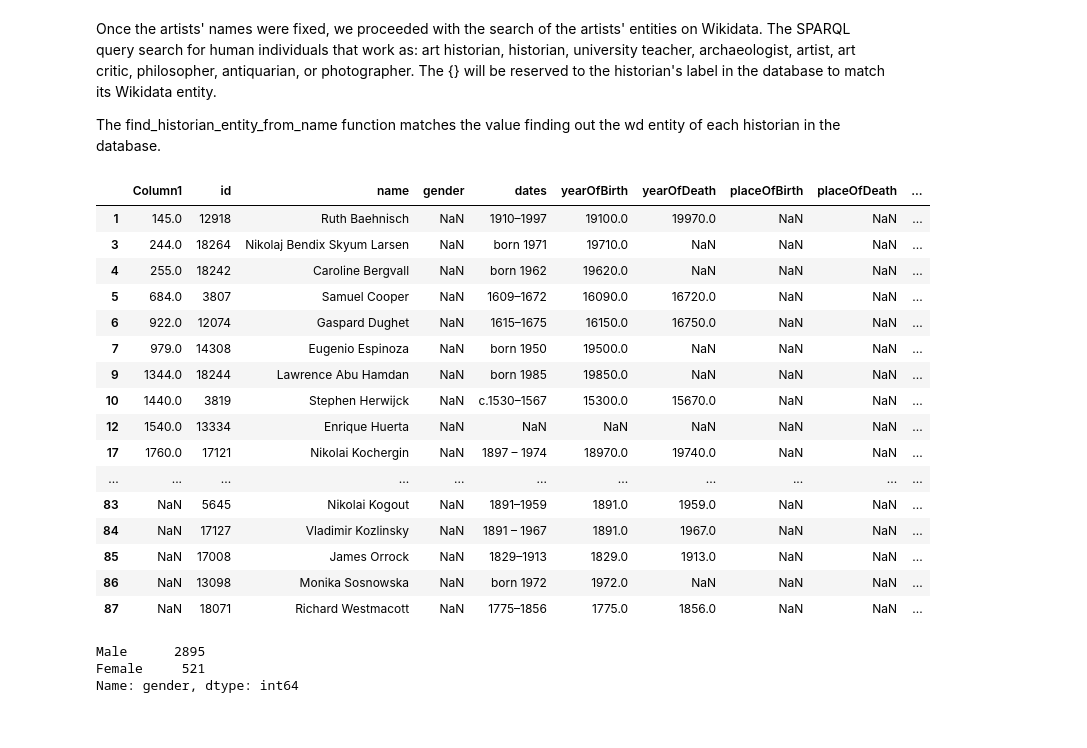
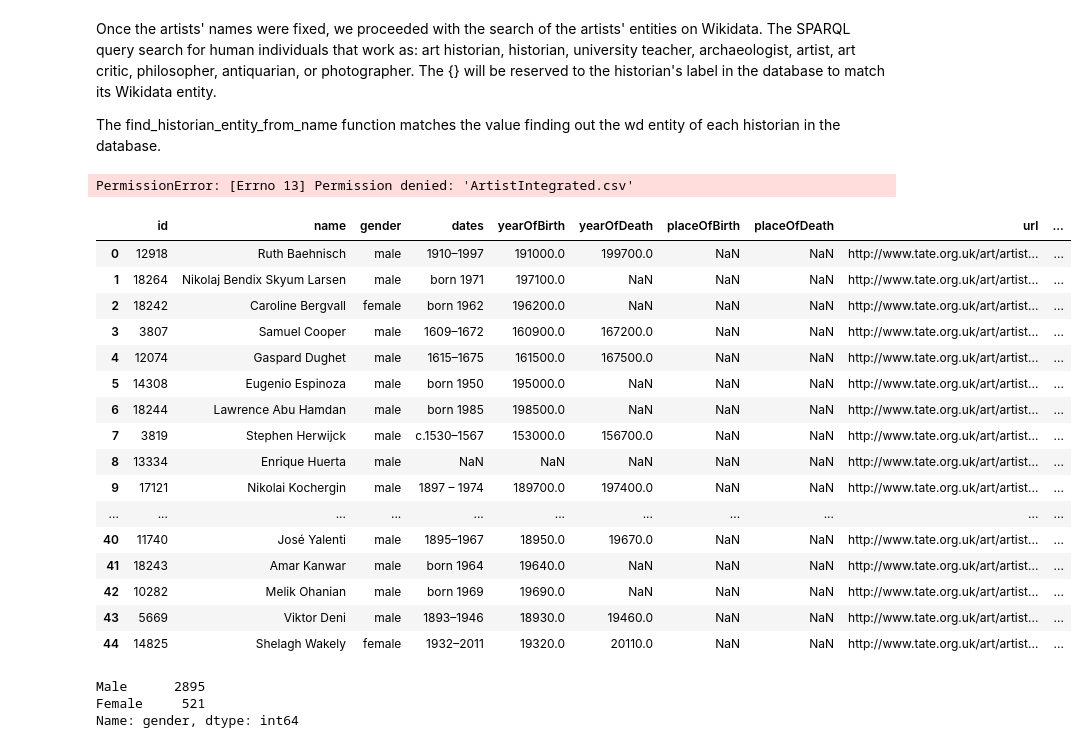
Before and after one commit to Fran-cesca/Art, a Jupyter notebook: Final.ipynb, the cells around one changed output. Saved outputs shown, nothing was run; the diff lists cells and outputs as text; code cells hidden in the pictures.

```diff
--- a/Final.ipynb
+++ b/Final.ipynb
@@ -295,27 +293,9 @@ toIntegrate["Artist Entity"] = toIntegrate["name"].apply(find_artists_genders_fr
 # %%
 ArtistIntegrated = pd.concat(
     map(pd.read_csv, ['Handmade.csv', 'Artists.csv', 'Photographers.csv', 'Videoartists.csv', 'graphicartists.csv', 'Painters.csv']), ignore_index=True)
-ArtistIntegrated = ArtistIntegrated[ArtistIntegrated['Artist Entity'].notna()]
 ArtistIntegrated.to_csv('ArtistIntegrated.csv')
-display(ArtistIntegrated)
 # %% [output]
-|  | Column1 | id | name | gender | dates | yearOfBirth | yearOfDeath | placeOfBirth | placeOfDeath | ... |
-| 1 | 145.0 | 12918 | Ruth Baehnisch | NaN | 1910–1997 | 19100.0 | 19970.0 | NaN | NaN | ... |
-| 3 | 244.0 | 18264 | Nikolaj Bendix Skyum Larsen | NaN | born 1971 | 19710.0 | NaN | NaN | NaN | ... |
-| 4 | 255.0 | 18242 | Caroline Bergvall | NaN | born 1962 | 19620.0 | NaN | NaN | NaN | ... |
-| 5 | 684.0 | 3807 | Samuel Cooper | NaN | 1609–1672 | 16090.0 | 16720.0 | NaN | NaN | ... |
-| 6 | 922.0 | 12074 | Gaspard Dughet | NaN | 1615–1675 | 16150.0 | 16750.0 | NaN | NaN | ... |
-| 7 | 979.0 | 14308 | Eugenio Espinoza | NaN | born 1950 | 19500.0 | NaN | NaN | NaN | ... |
-| 9 | 1344.0 | 18244 | Lawrence Abu Hamdan | NaN | born 1985 | 19850.0 | NaN | NaN | NaN | ... |
-| 10 | 1440.0 | 3819 | Stephen Herwijck | NaN | c.1530–1567 | 15300.0 | 15670.0 | NaN | NaN | ... |
-| 12 | 1540.0 | 13334 | Enrique Huerta | NaN | NaN | NaN | NaN | NaN | NaN | ... |
-| 17 | 1760.0 | 17121 | Nikolai Kochergin | NaN | 1897 – 1974 | 18970.0 | 19740.0 | NaN | NaN | ... |
-| ... | ... | ... | ... | ... | ... | ... | ... | ... | ... | ... |
-| 83 | NaN | 5645 | Nikolai Kogout | NaN | 1891–1959 | 1891.0 | 1959.0 | NaN | NaN | ... |
-| 84 | NaN | 17127 | Vladimir Kozlinsky | NaN | 1891 – 1967 | 1891.0 | 1967.0 | NaN | NaN | ... |
-| 85 | NaN | 17008 | James Orrock | NaN | 1829–1913 | 1829.0 | 1913.0 | NaN | NaN | ... |
-| 86 | NaN | 13098 | Monika Sosnowska | NaN | born 1972 | 1972.0 | NaN | NaN | NaN | ... |
-| 87 | NaN | 18071 | Richard Westmacott | NaN | 1775–1856 | 1775.0 | 1856.0 | NaN | NaN | ... |
+PermissionError: [Errno 13] Permission denied: 'ArtistIntegrated.csv'
 # %%
 artists_genders = """
 PREFIX rdfs: <http://www.w3.org/2000/01/rdf-schema#>
@@ -342,3 +322,25 @@ ArtistIntegrated["Gender"] = ArtistIntegrated["Artist Entity"].apply(find_artist
+# %%
+Artistswithgender = pd.read_csv('ArtistIntegratedFinal.csv')
+Artistswithgender["id"] = Artistswithgender["id"].astype(str)
+display(Artistswithgender)
+# %% [output]
+|  | id | name | gender | dates | yearOfBirth | yearOfDeath | placeOfBirth | placeOfDeath | url | ... |
+| 0 | 12918 | Ruth Baehnisch | male | 1910–1997 | 191000.0 | 199700.0 | NaN | NaN | http://www.tate.org.uk/art/artist... | ... |
+| 1 | 18264 | Nikolaj Bendix Skyum Larsen | male | born 1971 | 197100.0 | NaN | NaN | NaN | http://www.tate.org.uk/art/artist... | ... |
+| 2 | 18242 | Caroline Bergvall | female | born 1962 | 196200.0 | NaN | NaN | NaN | http://www.tate.org.uk/art/artist... | ... |
+| 3 | 3807 | Samuel Cooper | male | 1609–1672 | 160900.0 | 167200.0 | NaN | NaN | http://www.tate.org.uk/art/artist... | ... |
+| 4 | 12074 | Gaspard Dughet | male | 1615–1675 | 161500.0 | 167500.0 | NaN | NaN | http://www.tate.org.uk/art/artist... | ... |
+| 5 | 14308 | Eugenio Espinoza | male | born 1950 | 195000.0 | NaN | NaN | NaN | http://www.tate.org.uk/art/artist... | ... |
+| 6 | 18244 | Lawrence Abu Hamdan | male | born 1985 | 198500.0 | NaN | NaN | NaN | http://www.tate.org.uk/art/artist... | ... |
+| 7 | 3819 | Stephen Herwijck | male | c.1530–1567 | 153000.0 | 156700.0 | NaN | NaN | http://www.tate.org.uk/art/artist... | ... |
+| 8 | 13334 | Enrique Huerta | male | NaN | NaN | NaN | NaN | NaN | http://www.tate.org.uk/art/artist... | ... |
+| 9 | 17121 | Nikolai Kochergin | male | 1897 – 1974 | 189700.0 | 197400.0 | NaN | NaN | http://www.tate.org.uk/art/artist... | ... |
+| ... | ... | ... | ... | ... | ... | ... | ... | ... | ... | ... |
+| 40 | 11740 | José Yalenti | male | 1895–1967 | 18950.0 | 19670.0 | NaN | NaN | http://www.tate.org.uk/art/artist... | ... |
+| 41 | 18243 | Amar Kanwar | male | born 1964 | 19640.0 | NaN | NaN | NaN | http://www.tate.org.uk/art/artist... | ... |
+| 42 | 10282 | Melik Ohanian | male | born 1969 | 19690.0 | NaN | NaN | NaN | http://www.tate.org.uk/art/artist... | ... |
+| 43 | 5669 | Viktor Deni | male | 1893–1946 | 18930.0 | 19460.0 | NaN | NaN | http://www.tate.org.uk/art/artist... | ... |
+| 44 | 14825 | Shelagh Wakely | female | 1932–2011 | 19320.0 | 20110.0 | NaN | NaN | http://www.tate.org.uk/art/artist... | ... |
 # %%
 TateArtists['gender'].value_counts()
 # %% [output]
```
Also changed, not shown: parts of 16 cells of this notebook, 3 other files.
